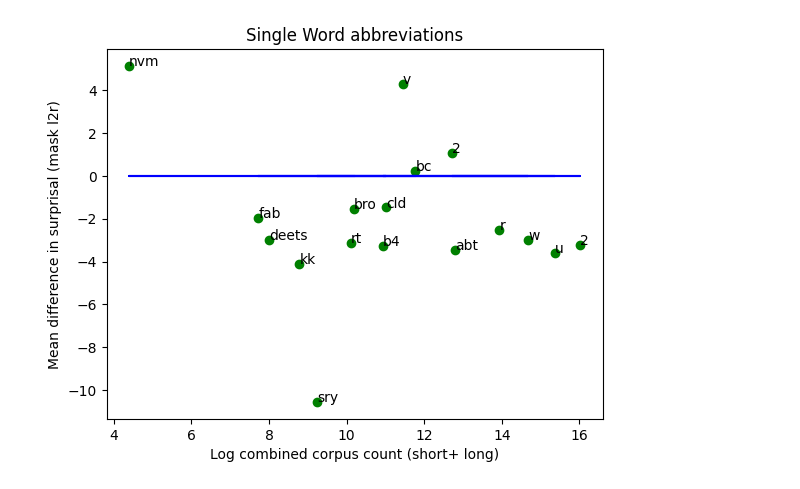
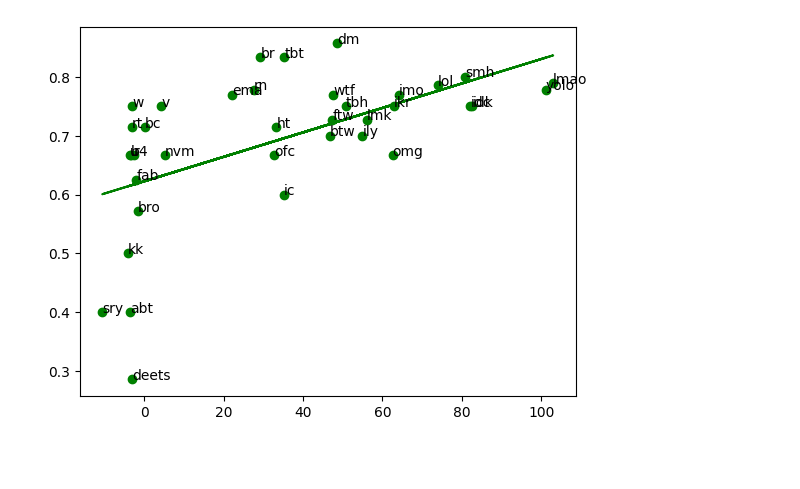
Before and after one commit to erafkin/twitter_abbreviation_word_length, a Jupyter notebook: notebooks/explore.ipynb, the cells around one changed output. Drawn from its saved outputs; the diff is of its cells as text; code cells hidden in the pictures; blank space fills up the shorter version.

Commit message:
more fixes, data is super different

```diff
--- a/notebooks/explore.ipynb
+++ b/notebooks/explore.ipynb
@@ -224,7 +222,7 @@ spearman corr, pvalue:  0.6559455959637718 1.6887880957892604e-11
 #frequency between short and long forms as a predictor for difference in surprisal
 from matplotlib import pyplot as plt
 import pandas as pd
-df = pd.read_csv("../data_new.csv")
+df = pd.read_csv("../data_fix_PLL.csv")
 df["abbr_len"] =  df["abbreviation"].str.len()
 df["fl_len"] = df["full_length"].str.len()
 df["compression"] = 1- (df["abbr_len"]/df["fl_len"])
@@ -236,8 +234,6 @@ df_drop_nan = df_drop_nan[df_drop_nan['count_abbr'] != 0]
 df_drop_nan = df_drop_nan[df_drop_nan['fl_mask_l2r_surprisal_mean'].notna()]
 df_drop_nan = df_drop_nan[df_drop_nan['abbr_mask_l2r_surprisal_mean'].notna()]
 
-# drop instances where the token for the abbreviation is <unk>
-df_drop_nan = df_drop_nan[~df_drop_nan["abbreviation"].isin(bertweet_unknown_abbreviations)]
 
 # get stats for log(fl_freq + abbr_freq)
 x_log_freq = df_drop_nan["count_fl"] + df_drop_nan["count_abbr"]
@@ -279,8 +382,8 @@ print(corr_spearman, p_value_spearman )
 #frequency between short and long forms as a predictor for difference in surprisal
 from matplotlib import pyplot as plt
 import pandas as pd
-df = pd.read_csv("../data_new.csv")
-df = df[df['full_length'].str.contains(" ")] # just look at the phrases
+df = pd.read_csv("../data_fix_PLL.csv")
+df = df[df['full_length'].str.contains(" ")] # just look at phrases
 df["abbr_len"] =  df["abbreviation"].str.len()
 df["fl_len"] = df["full_length"].str.len()
 df["compression"] = 1- (df["abbr_len"]/df["fl_len"])
@@ -289,11 +392,10 @@ df_drop_nan = df[df['count_fl'] != 0]
 df_drop_nan = df_drop_nan[df_drop_nan['count_abbr'] != 0]
 
 # drop where any surprisal is NaN, it should be taken care of already
-df_drop_nan = df_drop_nan[df_drop_nan['fl_mask_l2r_surprisal_mean'].notna()]
-df_drop_nan = df_drop_nan[df_drop_nan['abbr_mask_l2r_surprisal_mean'].notna()]
+df_drop_nan = df_drop_nan[df_drop_nan['fl_mask_l2r_avg_per_token'].notna()]
+df_drop_nan = df_drop_nan[df_drop_nan['abbr_mask_l2r_avg_per_token'].notna()]
 
 # drop instances where the token for the abbreviation is <unk>
-df_drop_nan = df_drop_nan[~df_drop_nan["abbreviation"].isin(bertweet_unknown_abbreviations)]
 
 # get stats for log(fl_freq + abbr_freq)
 x_log_freq = df_drop_nan["count_fl"] + df_drop_nan["count_abbr"]
@@ -301,7 +403,7 @@ x_log_freq = np.log2(x_log_freq).to_numpy()
 x_log_freq =  x_log_freq[:, None]
 
 # predict surprisal
-y_diff_in_surprisal = df_drop_nan["fl_mask_l2r_surprisal_mean"] - df_drop_nan["abbr_mask_l2r_surprisal_mean"]
+y_diff_in_surprisal = df_drop_nan["fl_mask_l2r_avg_per_token"] - df_drop_nan["abbr_mask_l2r_avg_per_token"]
 y_diff_in_surprisal = y_diff_in_surprisal.to_numpy()
 weights = np.ones_like(y_diff_in_surprisal)
 reg = LinearRegression(copy_X=True, fit_intercept=True).fit(x_log_freq, y_diff_in_surprisal, weights)
@@ -316,8 +418,8 @@ for i, txt in enumerate(df_drop_nan["abbreviation"].to_list()):
     ax.annotate(txt, (x_log_freq[i], y_diff_in_surprisal[i]))
 # plt.plot(x_log_freq, reg.predict(x_log_freq),color='red')
 plt.xlabel("Log combined corpus count (short+ long)")
-plt.title("Phrase abbreviations")
-plt.ylabel("Mean difference in surprisal (mask l2r)")
+plt.title("Per token surprisal in phrases")
+plt.ylabel("Mean difference in per token surprisal (mask l2r)")
 plt.plot(x_log_freq, np.zeros_like(x_log_freq),color='blue')
 corr_pearson, p_value_pearson = scipy.stats.pearsonr(x_log_freq[:, 0], y_diff_in_surprisal)
 corr_spearman, p_value_spearman = scipy.stats.spearmanr(x_log_freq[:, 0], y_diff_in_surprisal)
@@ -333,52 +435,36 @@ print(corr_spearman, p_value_spearman )
 # %%
-# replicate what mahwold did but with our pairs: modeling difference in log
-#frequency between short and long forms as a predictor for difference in surprisal
 from matplotlib import pyplot as plt
-import pandas as pd
-df = pd.read_csv("../data_new.csv")
-df = df[~df['full_length'].str.contains(" ")] # just look at the single word
+df = pd.read_csv("../data_fix_PLL.csv")
 df["abbr_len"] =  df["abbreviation"].str.len()
 df["fl_len"] = df["full_length"].str.len()
 df["compression"] = 1- (df["abbr_len"]/df["fl_len"])
+
 # drop where any count is 0
-df_drop_nan = df[df['count_fl'] != 0]
-df_drop_nan = df_drop_nan[df_drop_nan['count_abbr'] != 0]
+df_drop_nan = df[df['count_fl'] > 1]
+df_drop_nan = df_drop_nan[df_drop_nan['count_abbr'] >1]
 
 # drop where any surprisal is NaN, it should be taken care of already
-df_drop_nan = df_drop_nan[df_drop_nan['fl_mask_l2r_surprisal_mean'].notna()]
-df_drop_nan = df_drop_nan[df_drop_nan['abbr_mask_l2r_surprisal_mean'].notna()]
+# df_drop_nan = df_drop_nan[df_drop_nan['fl_mask_l2r_surprisal_mean'].notna()]
+# df_drop_nan = df_drop_nan[df_drop_nan['abbr_mask_l2r_surprisal_mean'].notna()]
 
 # drop instances where the token for the abbreviation is <unk>
-df_drop_nan = df_drop_nan[~df_drop_nan["abbreviation"].isin(bertweet_unknown_abbreviations)]
+# plot for diff in surprisal predicting compression
+x_diff_in_surprisal = df_drop_nan["fl_mask_l2r_surprisal_mean"] - df_drop_nan["abbr_mask_l2r_surprisal_mean"]
+x_diff_in_surprisal = x_diff_in_surprisal.to_numpy()
+x_diff_in_surprisal =  x_diff_in_surprisal[:, None]
+y_compression = df_drop_nan["compression"]
+y_compression = y_compression.to_numpy()
+weights = np.ones_like(y_compression)
+reg = LinearRegression(copy_X=True, fit_intercept=True).fit(x_diff_in_surprisal, y_compression, weights)
+r_squared = reg.score(x_diff_in_surprisal, y_compression)
 
-# get stats for log(fl_freq + abbr_freq)
-x_log_freq = df_drop_nan["count_fl"] + df_drop_nan["count_abbr"]
-x_log_freq = np.log2(x_log_freq).to_numpy()
-x_log_freq =  x_log_freq[:, None]
-
-# predict surprisal
-y_diff_in_surprisal = df_drop_nan["fl_mask_l2r_surprisal_mean"] - df_drop_nan["abbr_mask_l2r_surprisal_mean"]
-y_diff_in_surprisal = y_diff_in_surprisal.to_numpy()
-weights = np.ones_like(y_diff_in_surprisal)
-reg = LinearRegression(copy_X=True, fit_intercept=True).fit(x_log_freq, y_diff_in_surprisal, weights)
-r_squared = reg.score(x_log_freq, y_diff_in_surprisal)
-
-y_predict = reg.predict(x_log_freq)
-mse = (((y_diff_in_surprisal - y_predict)**2 * weights).sum() / weights.sum())**.5
+y_predict = reg.predict(x_diff_in_surprisal)
+mse = (((y_compression - y_predict)**2 * weights).sum() / weights.sum())**.5
 print(mse, r_squared, reg.intercept_)
 fig, ax = plt.subplots()
-ax.scatter(x_log_freq, y_diff_in_surprisal,color='g')
+
+ax.scatter(x_diff_in_surprisal, y_compression,color='g')
+ax.plot(x_diff_in_surprisal, reg.predict(x_diff_in_surprisal),color='g')
 for i, txt in enumerate(df_drop_nan["abbreviation"].to_list()):
-    ax.annotate(txt, (x_log_freq[i], y_diff_in_surprisal[i]))
-# plt.plot(x_log_freq, reg.predict(x_log_freq),color='red')
-plt.xlabel("Log combined corpus count (short+ long)")
-plt.title("Single Word abbreviations")
-plt.ylabel("Mean difference in surprisal (mask l2r)")
-plt.plot(x_log_freq, np.zeros_like(x_log_freq),color='blue')
-corr_pearson, p_value_pearson = scipy.stats.pearsonr(x_log_freq[:, 0], y_diff_in_surprisal)
-corr_spearman, p_value_spearman = scipy.stats.spearmanr(x_log_freq[:, 0], y_diff_in_surprisal)
-print(corr_pearson, p_value_pearson)
-print(corr_spearman, p_value_spearman )
-
-# basically this means that frequency is not a very good predictor i think
+    ax.annotate(txt, (x_diff_in_surprisal[i], y_compression[i]))
 # %% [output]
@@ -388,2 +472,2 @@ print(corr_spearman, p_value_spearman )
-[figure, old version]
+[figure, new version]
 # %%
```
Also changed, not shown: parts of 25 cells of this notebook, 5 other files.
